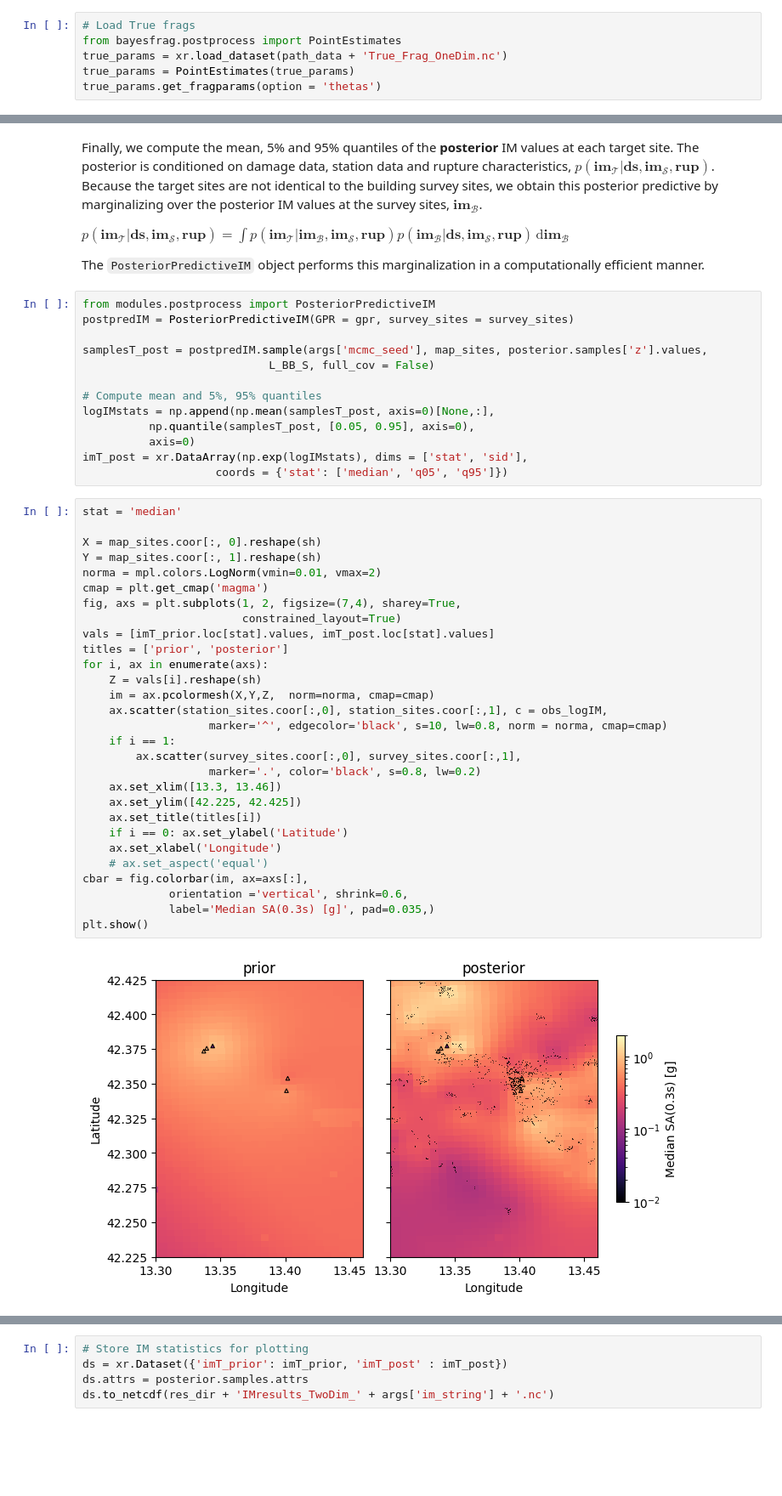
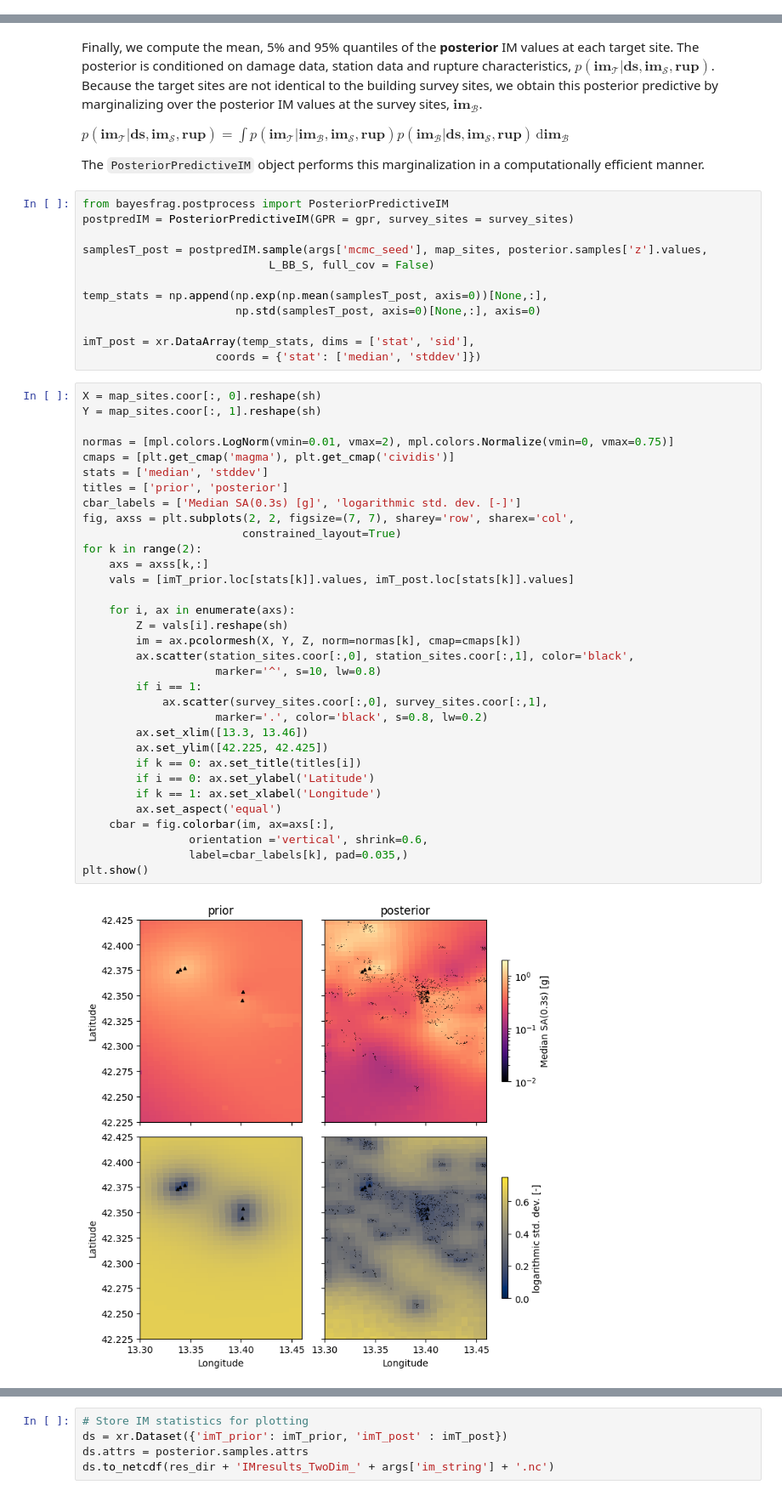
Before and after one commit to bodlukas/BayesFrag, a Jupyter notebook: Tutorial2.ipynb, the cells around one changed output, grey strips where cells are left out. Shown at 85% size. Drawn from its saved outputs; the diff is of its cells as text; blank space fills up the shorter version.

```diff
--- a/Tutorial2.ipynb
+++ b/Tutorial2.ipynb
@@ -181,9 +174,3 @@ posterior.get_mean_fragparams(option='thetas')
-# %%
-# Load True frags
-from bayesfrag.postprocess import PointEstimates
-true_params = xr.load_dataset(path_data + 'True_Frag_OneDim.nc')
-true_params = PointEstimates(true_params)
-true_params.get_fragparams(option = 'thetas')
 # %%
 im = np.linspace(0.001,1.5,1000) # Horizontal axis
 
@@ -289,46 +271,49 @@ $p(\mathbf{im}_\mathcal{T}|\mathbf{ds}, \mathbf{im}_\mathcal{S}, \mathbf{rup}) =
 
 The `PosteriorPredictiveIM` object performs this marginalization in a computationally efficient manner.
 # %%
-from modules.postprocess import PosteriorPredictiveIM
+from bayesfrag.postprocess import PosteriorPredictiveIM
 postpredIM = PosteriorPredictiveIM(GPR = gpr, survey_sites = survey_sites)
 
 samplesT_post = postpredIM.sample(args['mcmc_seed'], map_sites, posterior.samples['z'].values,
                             L_BB_S, full_cov = False)
 
-# Compute mean and 5%, 95% quantiles
-logIMstats = np.append(np.mean(samplesT_post, axis=0)[None,:],
-          np.quantile(samplesT_post, [0.05, 0.95], axis=0),
-          axis=0)
-imT_post = xr.DataArray(np.exp(logIMstats), dims = ['stat', 'sid'],
-                    coords = {'stat': ['median', 'q05', 'q95']})
+temp_stats = np.append(np.exp(np.mean(samplesT_post, axis=0))[None,:],
+                       np.std(samplesT_post, axis=0)[None,:], axis=0)
+
+imT_post = xr.DataArray(temp_stats, dims = ['stat', 'sid'],
+                    coords = {'stat': ['median', 'stddev']})
 # %%
-stat = 'median'
-
 X = map_sites.coor[:, 0].reshape(sh)
 Y = map_sites.coor[:, 1].reshape(sh)
-norma = mpl.colors.LogNorm(vmin=0.01, vmax=2)
-cmap = plt.get_cmap('magma')
-fig, axs = plt.subplots(1, 2, figsize=(7,4), sharey=True,
+
+normas = [mpl.colors.LogNorm(vmin=0.01, vmax=2), mpl.colors.Normalize(vmin=0, vmax=0.75)]
+cmaps = [plt.get_cmap('magma'), plt.get_cmap('cividis')]
+stats = ['median', 'stddev']
+titles = ['prior', 'posterior']
+cbar_labels = ['Median SA(0.3s) [g]', 'logarithmic std. dev. [-]']
+fig, axss = plt.subplots(2, 2, figsize=(7, 7), sharey='row', sharex='col',
                         constrained_layout=True)
-vals = [imT_prior.loc[stat].values, imT_post.loc[stat].values]
-titles = ['prior', 'posterior']
-for i, ax in enumerate(axs):
-    Z = vals[i].reshape(sh)
-    im = ax.pcolormesh(X,Y,Z,  norm=norma, cmap=cmap)
-    ax.scatter(station_sites.coor[:,0], station_sites.coor[:,1], c = obs_logIM,
-                   marker='^', edgecolor='black', s=10, lw=0.8, norm = norma, cmap=cmap)
-    if i == 1:
-        ax.scatter(survey_sites.coor[:,0], survey_sites.coor[:,1],
-                   marker='.', color='black', s=0.8, lw=0.2)
-    ax.set_xlim([13.3, 13.46])
-    ax.set_ylim([42.225, 42.425])
-    ax.set_title(titles[i])
-    if i == 0: ax.set_ylabel('Latitude')
-    ax.set_xlabel('Longitude')
-    # ax.set_aspect('equal')
-cbar = fig.colorbar(im, ax=axs[:],
-             orientation ='vertical', shrink=0.6,
-             label='Median SA(0.3s) [g]', pad=0.035,)
+for k in range(2):
+    axs = axss[k,:]
+    vals = [imT_prior.loc[stats[k]].values, imT_post.loc[stats[k]].values]
+
+    for i, ax in enumerate(axs):
+        Z = vals[i].reshape(sh)
+        im = ax.pcolormesh(X, Y, Z, norm=normas[k], cmap=cmaps[k])
+        ax.scatter(station_sites.coor[:,0], station_sites.coor[:,1], color='black',
+                    marker='^', s=10, lw=0.8)
+        if i == 1:
+            ax.scatter(survey_sites.coor[:,0], survey_sites.coor[:,1],
+                    marker='.', color='black', s=0.8, lw=0.2)
+        ax.set_xlim([13.3, 13.46])
+        ax.set_ylim([42.225, 42.425])
+        if k == 0: ax.set_title(titles[i])
+        if i == 0: ax.set_ylabel('Latitude')
+        if k == 1: ax.set_xlabel('Longitude')
+        ax.set_aspect('equal')
+    cbar = fig.colorbar(im, ax=axs[:],
+                orientation ='vertical', shrink=0.6,
+                label=cbar_labels[k], pad=0.035,)
 plt.show()
 # %% [output]
-[figure, old version]
+[figure, new version]
```
Also changed, not shown: parts of 18 cells of this notebook, 51 other files.
